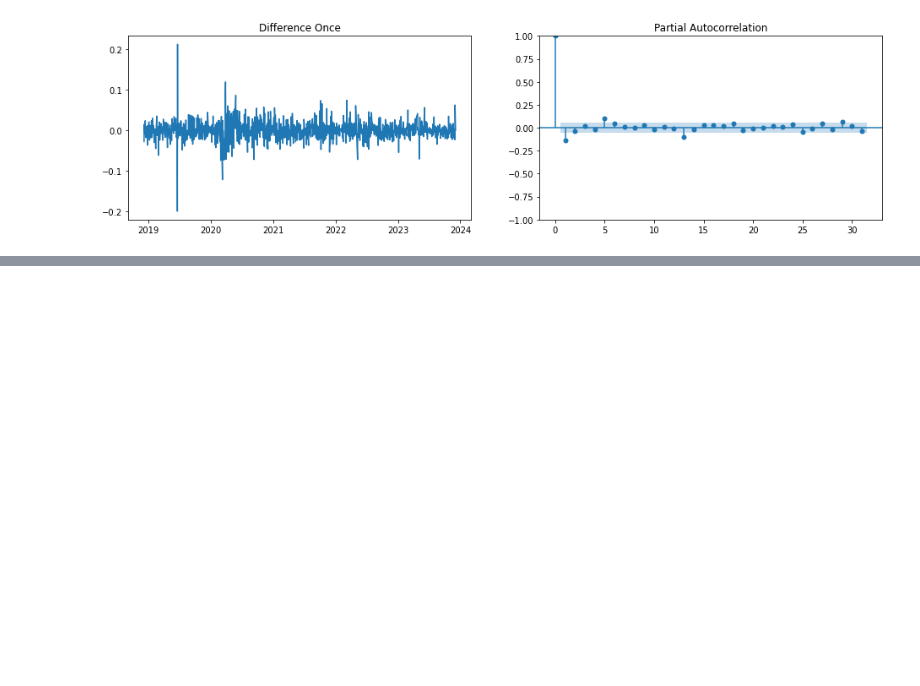
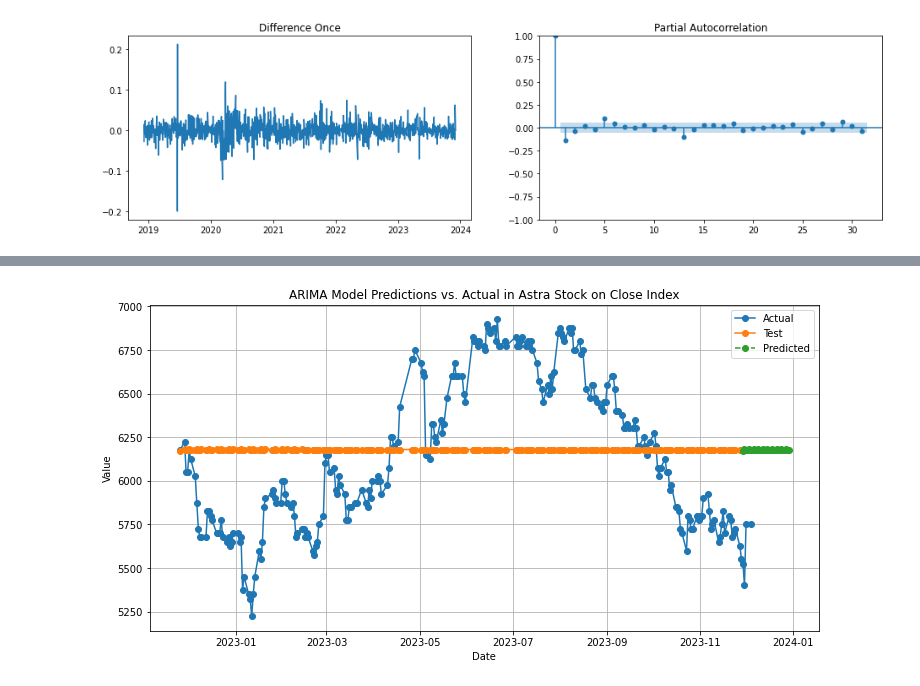
Before and after one commit to darrenxx3/Astra-International-stock-prediction, a Jupyter notebook: code.ipynb, the cells around one changed output, grey strips where cells are left out. Cells and saved outputs as stored; diff of their text form; code cells hidden in the pictures; blank space fills up the shorter version.

```diff
--- a/code.ipynb
+++ b/code.ipynb
@@ -341,0 +416,6 @@ from sklearn.model_selection import train_test_split
+# %%
+start_date = '2023-11-29'
+end_date = '2023-12-29'
+future_dates = pd.date_range(start=start_date, end=end_date)
+# %%
+future_pred = results.forecast(steps=len(future_dates))
@@ -341,0 +437,16 @@ from sklearn.model_selection import train_test_split
+# %%
+import matplotlib.pyplot as plt
+
+# plotting hasil tambahan apabila digabungan dengan predicted
+plt.figure(figsize=(12, 6))
+plt.plot(test.index, test, label='Actual', marker='o')
+plt.plot(test.index, pred, label='Test', marker='o')
+plt.plot(future_dates, future_pred, label='Predicted', linestyle='--', marker='o')
+plt.xlabel('Date')
+plt.ylabel('Value')
+plt.title('ARIMA Model Predictions vs. Actual in Astra Stock on Close Index')
+plt.legend()
+plt.grid(True)
+plt.show()
+# %% [output]
+[figure, added]
```
Also changed, not shown: parts of 6 cells of this notebook.
